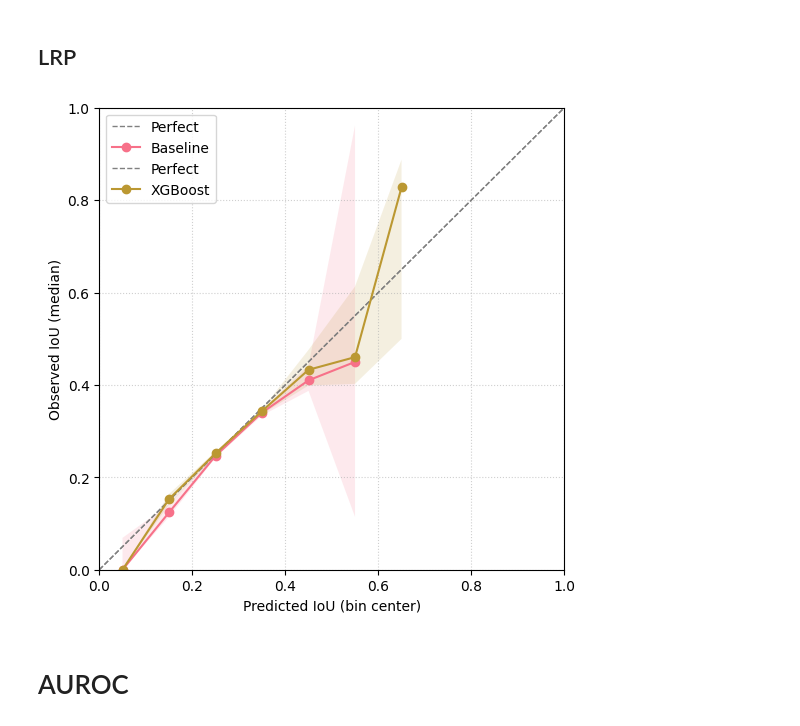
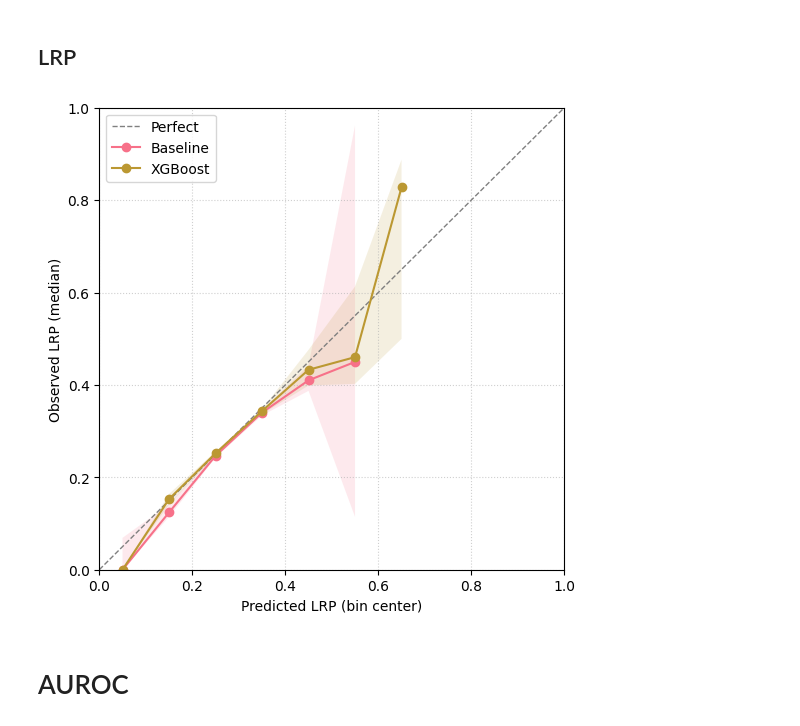
Before and after one commit to femartip/frame-validity-od, a Jupyter notebook: notebooks/assess_pred_analysis.ipynb, the cells around one changed output. Drawn from its saved outputs; the diff is of its cells as text; code cells hidden in the pictures.

```diff
--- a/notebooks/assess_pred_analysis.ipynb
+++ b/notebooks/assess_pred_analysis.ipynb
@@ -238,7 +238,7 @@ display(iou_assessor_results.loc[id_bad_gt])
 # %% [markdown]
 Calibration curves but for regression.
 # %%
-def plot_calibration_curve(y_true, y_pred, bin_size=0.1, ax=None, label=None):
+def plot_calibration_curve(y_true, y_pred, bin_size=0.1, metric: str = "IoU", ax=None, label=None, iden_line: bool = True):
     y_true = np.asarray(y_true)
     y_pred = np.asarray(y_pred)
 
@@ -277,12 +277,13 @@ def plot_calibration_curve(y_true, y_pred, bin_size=0.1, ax=None, label=None):
     if ax is None:
         _, ax = plt.subplots(figsize=(6, 6))
 
-    ax.plot([0, 1], [0, 1], linestyle='--', color='gray', linewidth=1, label='Perfect')
+    if iden_line:
+        ax.plot([0, 1], [0, 1], linestyle='--', color='gray', linewidth=1, label='Perfect')
     ax.plot(avg_predicted, avg_observed, marker='o', label=label or 'Model')
     ax.fill_between(avg_predicted, err_low, err_high, alpha=0.15)
     #ax.errorbar(avg_predicted,avg_observed,yerr=np.vstack([err_low, err_high]),fmt='o-',capsize=3,label=label or 'Model')
-    ax.set_xlabel('Predicted IoU (bin center)')
-    ax.set_ylabel('Observed IoU (median)')
+    ax.set_xlabel(f'Predicted {metric} (bin center)')
+    ax.set_ylabel(f'Observed {metric} (median)')
     ax.set_xlim(0, 1)
     ax.set_ylim(0, 1)
     ax.grid(True, linestyle=':', alpha=0.6)
@@ -334,12 +335,12 @@ plt.savefig("./plots/iou_baseline_vs_xgb_calib_curve.png")
 ## LRP
 # %%
 fig, ax = plt.subplots(figsize=(6, 6))
-plot_calibration_curve(lrp_assessor_results["GT"], lrp_assessor_results["baseline"], ax=ax, label="Baseline")
-plot_calibration_curve(lrp_assessor_results["GT"], lrp_assessor_results["xgb"], ax=ax, label="XGBoost")
+plot_calibration_curve(lrp_assessor_results["GT"], lrp_assessor_results["baseline"], metric="LRP", ax=ax, label="Baseline")
+plot_calibration_curve(lrp_assessor_results["GT"], lrp_assessor_results["xgb"], ax=ax, metric="LRP",label="XGBoost", iden_line=False)
 ax.legend()
 plt.savefig("./plots/lrp_baseline_vs_xgb_calib_curve.png")
 # %% [output]
-[figure, old version]
+[figure, new version]
 # %% [markdown]
 # AUROC
 # %% [markdown]
```
Also changed, not shown: parts of 2 cells of this notebook, 3 other files.
